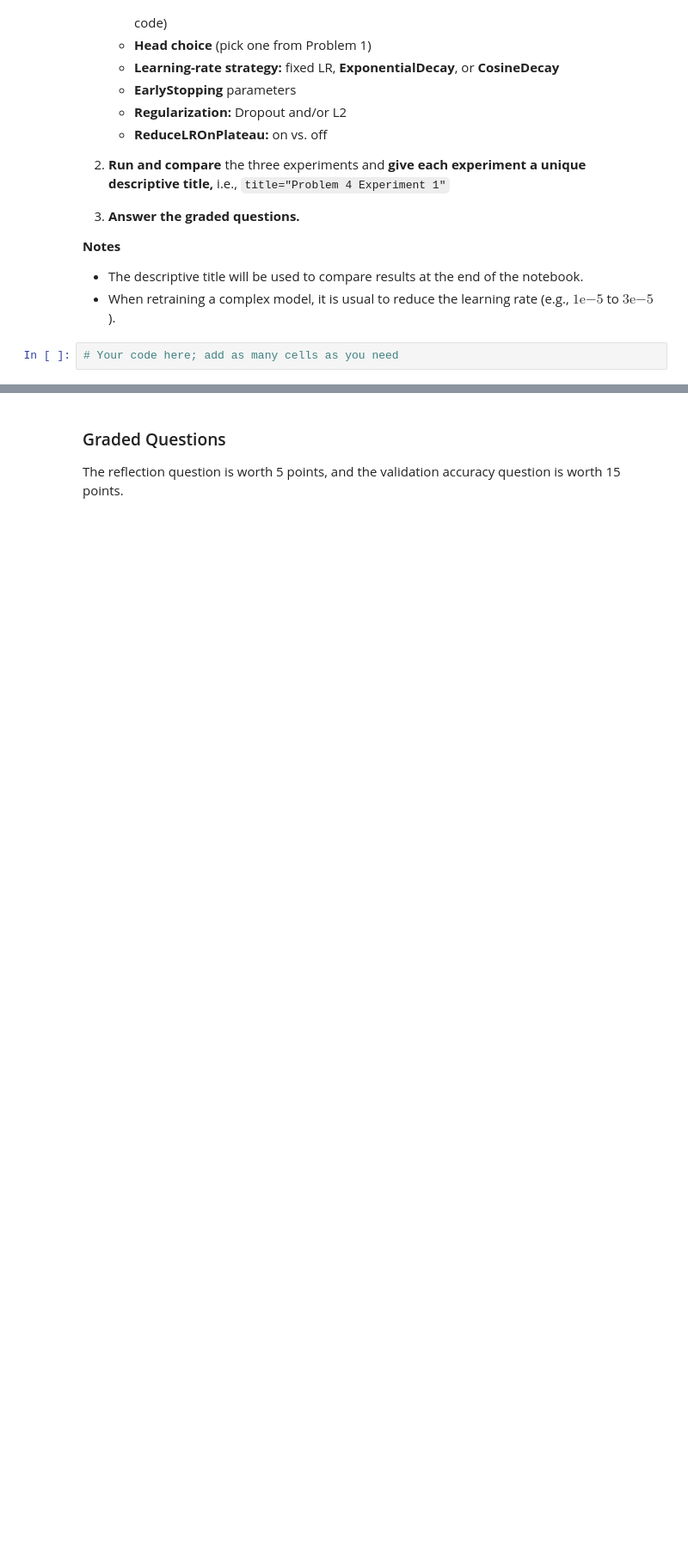
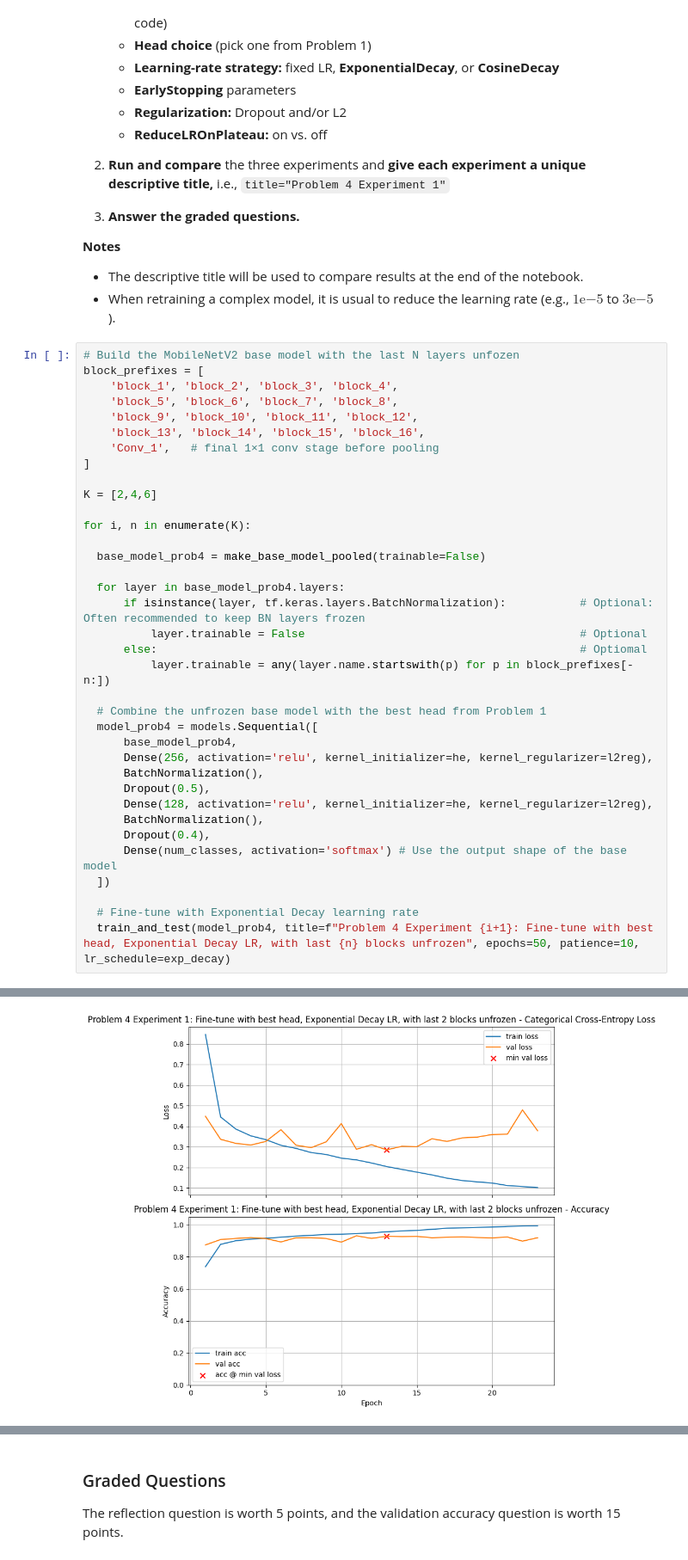
Before and after one commit to jtvon/Module-7-Assignments, a Jupyter notebook: Homework_05.ipynb, the cells around one changed output, grey strips where cells are left out. Shown at 86% size. Drawn from its saved outputs; the diff is of its cells as text; blank space fills up the shorter version.

```diff
--- a/Homework_05.ipynb
+++ b/Homework_05.ipynb
@@ -908,4 +979,39 @@ After creating a model, unfreeze the top $K$ conv block using the following appr
 * The descriptive title will be used to compare results at the end of the notebook.
 * When retraining a complex model, it is usual to reduce the learning rate (e.g., $1\mathrm{e}{-5}$ to $3\mathrm{e}{-5}$).
 # %%
-# Your code here; add as many cells as you need
+# Build the MobileNetV2 base model with the last N layers unfozen
+block_prefixes = [
+    'block_1', 'block_2', 'block_3', 'block_4',
+    'block_5', 'block_6', 'block_7', 'block_8',
+    'block_9', 'block_10', 'block_11', 'block_12',
+    'block_13', 'block_14', 'block_15', 'block_16',
+    'Conv_1',   # final 1×1 conv stage before pooling
+]
+
+K = [2,4,6]
+
+for i, n in enumerate(K):
+
+  base_model_prob4 = make_base_model_pooled(trainable=False)
+
+  for layer in base_model_prob4.layers:
+      if isinstance(layer, tf.keras.layers.BatchNormalization):           # Optional:  Often recommended to keep BN layers frozen
+          layer.trainable = False                                         # Optional
+      else:                                                               # Optiomal
+          layer.trainable = any(layer.name.startswith(p) for p in block_prefixes[-n:])
+
+  # Combine the unfrozen base model with the best head from Problem 1
+  model_prob4 = models.Sequential([
+      base_model_prob4,
+      Dense(256, activation='relu', kernel_initializer=he, kernel_regularizer=l2reg),
+      BatchNormalization(),
+      Dropout(0.5),
+      Dense(128, activation='relu', kernel_initializer=he, kernel_regularizer=l2reg),
+      BatchNormalization(),
+      Dropout(0.4),
+      Dense(num_classes, activation='softmax') # Use the output shape of the base model
+  ])
+
+  # Fine-tune with Exponential Decay learning rate
+  train_and_test(model_prob4, title=f"Problem 4 Experiment {i+1}: Fine-tune with best head, Exponential Decay LR, with last {n} blocks unfrozen", epochs=50, patience=10, lr_schedule=exp_decay)
+# %% [output]
@@ -911,0 +1019 @@ After creating a model, unfreeze the top $K$ conv block using the following appr
+[figure, added]
```
Also changed, not shown: parts of 26 cells of this notebook.
